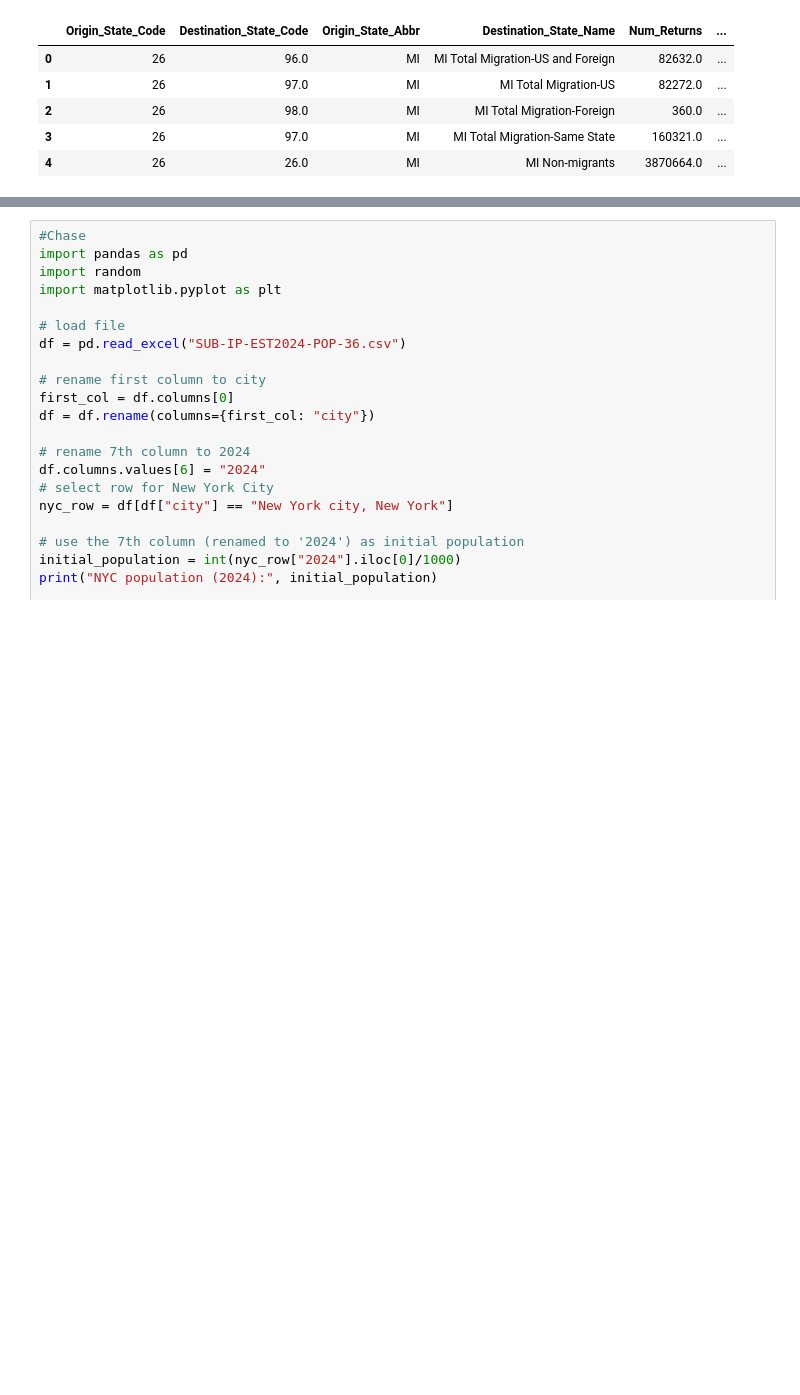
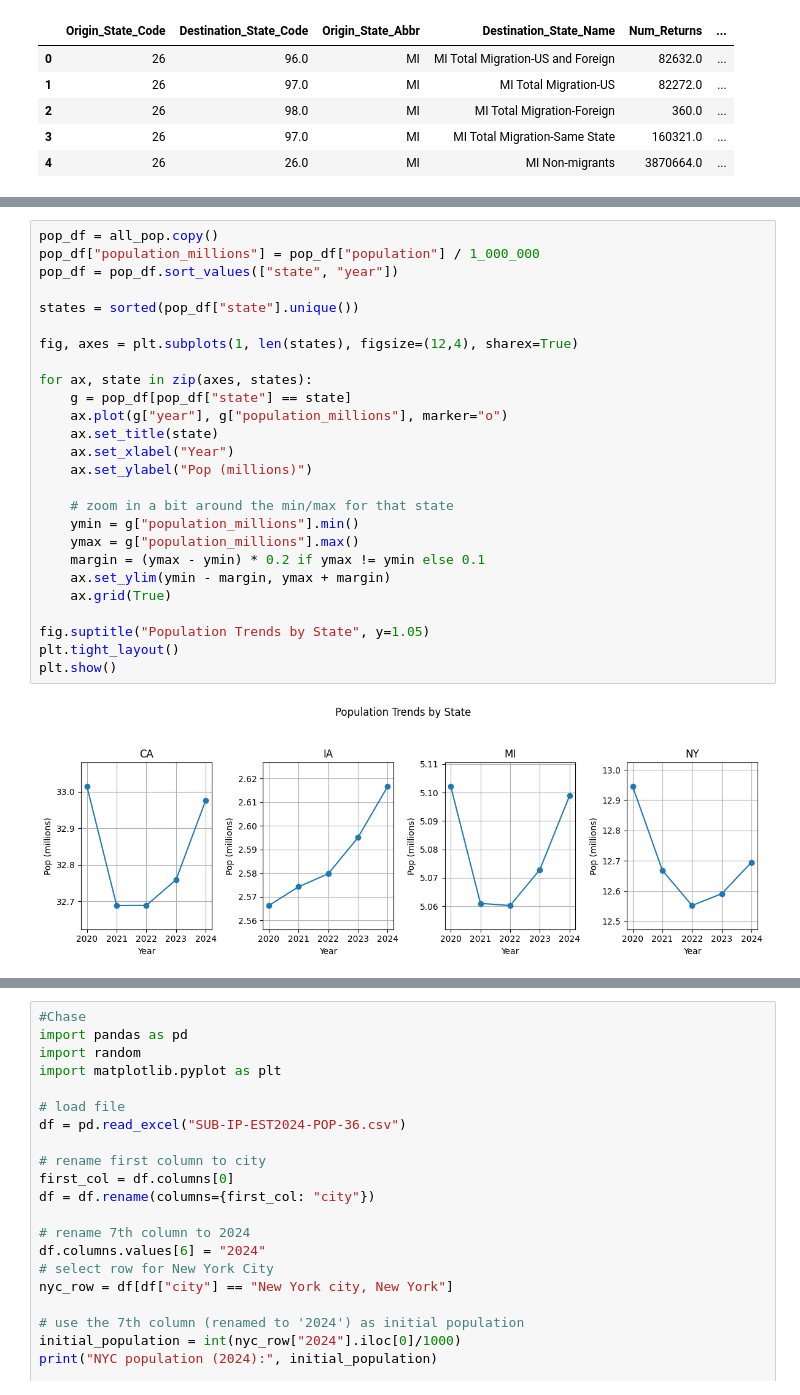
Before and after one commit to chasefrerichs/Group11_semester_project, a Jupyter notebook: Experimental_file.ipynb, the cells around one changed output, grey strips where cells are left out. Cells and saved outputs as stored; diff of their text form; blank space fills up the shorter version.

```diff
--- a/Experimental_file.ipynb
+++ b/Experimental_file.ipynb
@@ -456,0 +563,28 @@ mi_state_outflow_df.head()
+# %%
+pop_df = all_pop.copy()
+pop_df["population_millions"] = pop_df["population"] / 1_000_000
+pop_df = pop_df.sort_values(["state", "year"])
+
+states = sorted(pop_df["state"].unique())
+
+fig, axes = plt.subplots(1, len(states), figsize=(12,4), sharex=True)
+
+for ax, state in zip(axes, states):
+    g = pop_df[pop_df["state"] == state]
+    ax.plot(g["year"], g["population_millions"], marker="o")
+    ax.set_title(state)
+    ax.set_xlabel("Year")
+    ax.set_ylabel("Pop (millions)")
+
+    # zoom in a bit around the min/max for that state
+    ymin = g["population_millions"].min()
+    ymax = g["population_millions"].max()
+    margin = (ymax - ymin) * 0.2 if ymax != ymin else 0.1
+    ax.set_ylim(ymin - margin, ymax + margin)
+    ax.grid(True)
+
+fig.suptitle("Population Trends by State", y=1.05)
+plt.tight_layout()
+plt.show()
+# %% [output]
+[figure, added]
```
Also changed, not shown: parts of 11 cells of this notebook.
